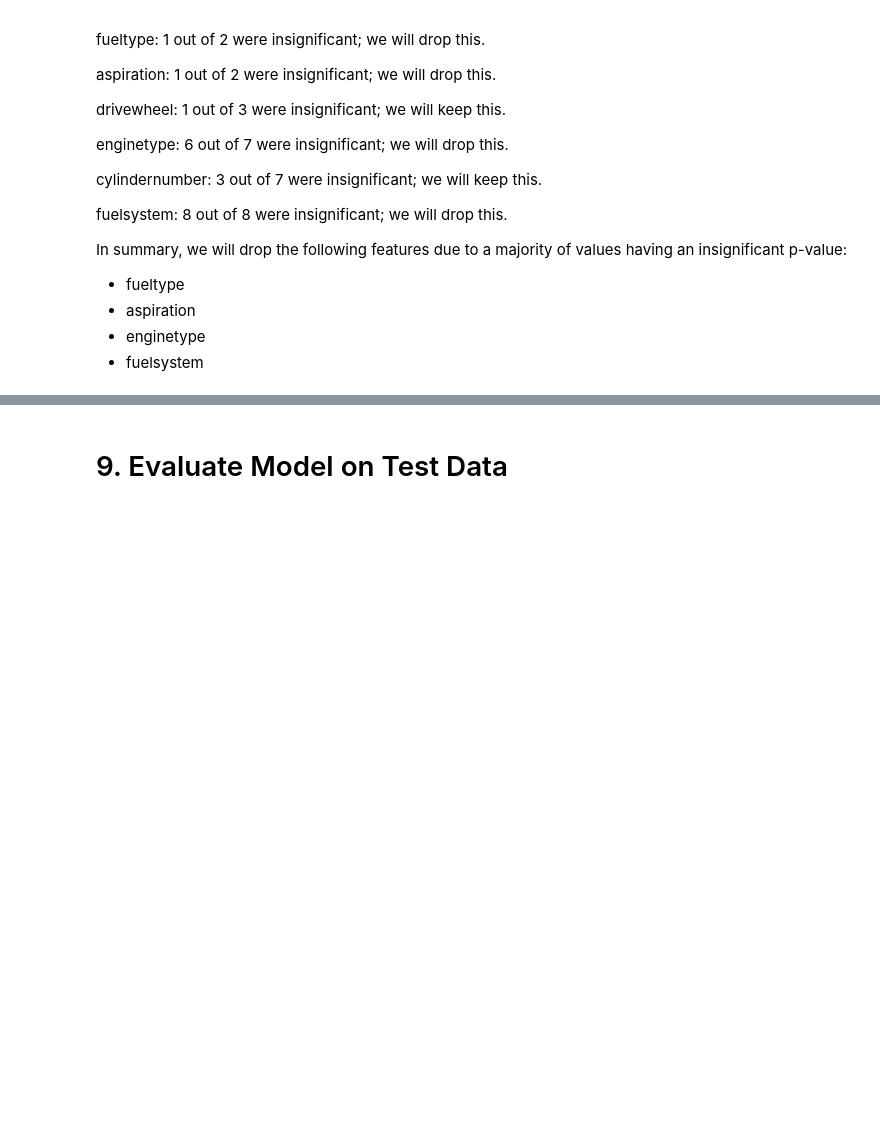
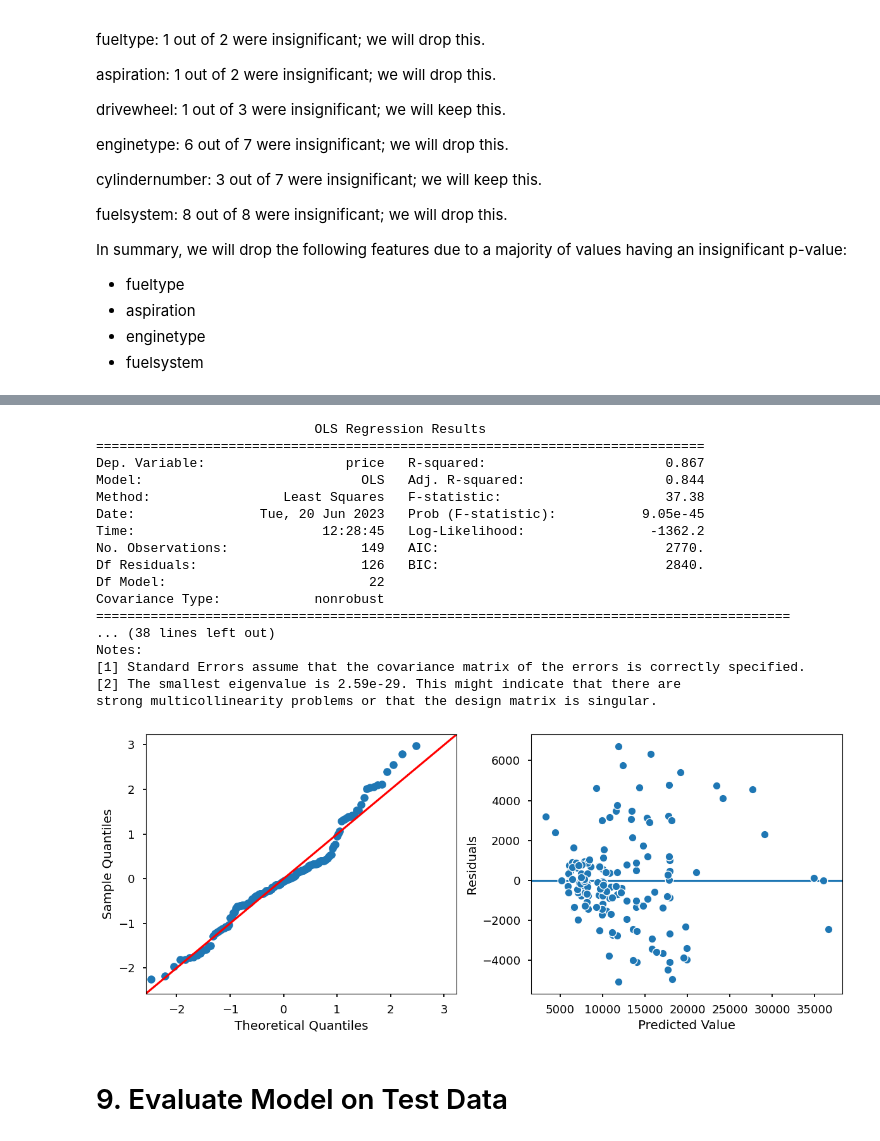
Before and after one commit to kellianneyang/car-price-prediction, a Jupyter notebook: linear_regression_in_statsmodels_practice.ipynb, the cells around one changed output, grey strips where cells are left out. Saved outputs shown, nothing was run; the diff lists cells and outputs as text; code cells hidden in the pictures; blank space fills up the shorter version.

```diff
--- a/linear_regression_in_statsmodels_practice.ipynb
+++ b/linear_regression_in_statsmodels_practice.ipynb
@@ -819,2 +856,27 @@ In summary, we will drop the following features due to a majority of values havi
+# %%
+# look at new model with insignificant p-value columns removed
+model = sm.OLS(y_train_cln, X_train_cln)
+result = model.fit()
+print(result.summary())
+evaluate_ols(result, X_train_cln, y_train_cln)
+# %% [output]
+                            OLS Regression Results
+==============================================================================
+Dep. Variable:                  price   R-squared:                       0.867
+Model:                            OLS   Adj. R-squared:                  0.844
+Method:                 Least Squares   F-statistic:                     37.38
+Date:                Tue, 20 Jun 2023   Prob (F-statistic):           9.05e-45
+Time:                        12:28:45   Log-Likelihood:                -1362.2
+No. Observations:                 149   AIC:                             2770.
+Df Residuals:                     126   BIC:                             2840.
+Df Model:                          22
+Covariance Type:            nonrobust
+=========================================================================================
+... (38 lines left out)
+Notes:
+[1] Standard Errors assume that the covariance matrix of the errors is correctly specified.
+[2] The smallest eigenvalue is 2.59e-29. This might indicate that there are
+strong multicollinearity problems or that the design matrix is singular.
+[figure, added]
 # %% [markdown]
 # 9. Evaluate Model on Test Data
```
Also changed, not shown: parts of 17 cells of this notebook, 1 other file.
